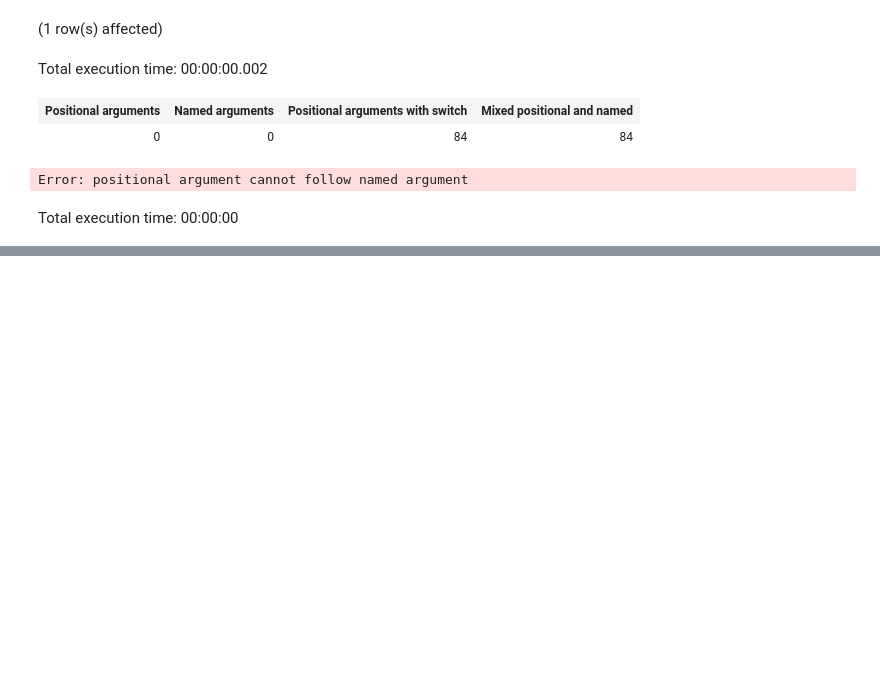
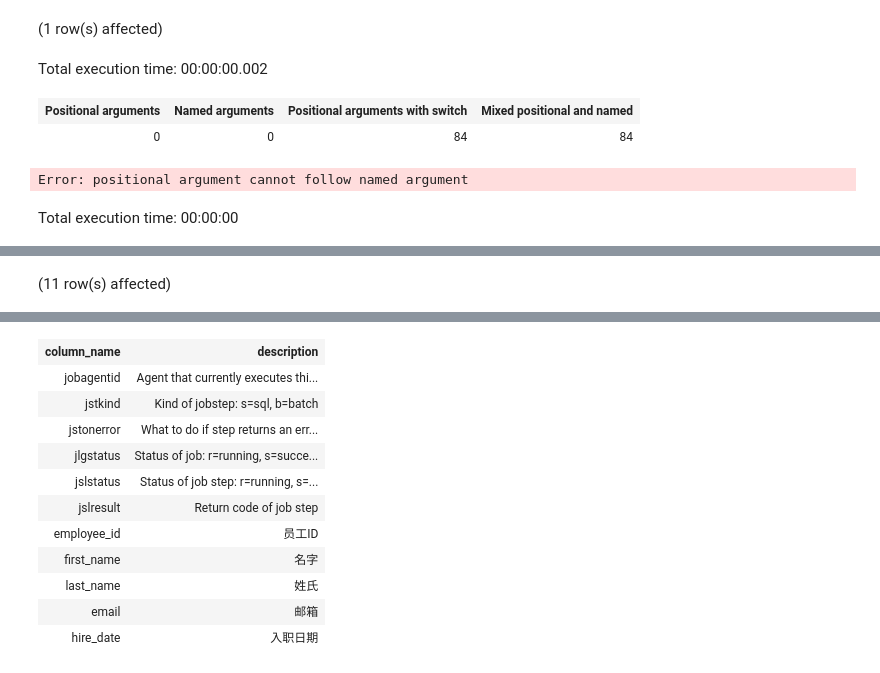
Before and after one commit to yaowenqiang/capturing_logic_with_custom_functions_in_postgresql, a Jupyter notebook: Notebook-1.ipynb, the cells around one changed output, grey strips where cells are left out. Drawn from its saved outputs; the diff is of its cells as text; code cells hidden in the pictures; blank space fills up the shorter version.

Commit message:
add query column name demo

```diff
--- a/Notebook-1.ipynb
+++ b/Notebook-1.ipynb
@@ -384,2 +384,13 @@ Total execution time: 00:00:00.001
 | Positional arguments | Named arguments | Positional arguments with switch | Mixed positional and named |
 | 84 | 84 | 84 | 84 |
+# %%
+SELECT
+    c.column_name,
+    pgd.description
+FROM
+    pg_catalog.pg_statio_all_tables as st
+    INNER JOIN pg_catalog.pg_description pgd ON (pgd.objoid = st.relid)
+    INNER JOIN information_schema.columns c ON (pgd.objsubid = c.ordinal_position
+        AND c.table_schema = st.schemaname AND c.table_name = st.relname)
+# %% [output]
+(11 row(s) affected)
@@ -385,0 +398,12 @@ Total execution time: 00:00:00.001
+| column_name | description |
+| jobagentid | Agent that currently executes thi... |
+| jstkind | Kind of jobstep: s=sql, b=batch |
+| jstonerror | What to do if step returns an err... |
+| jlgstatus | Status of job: r=running, s=succe... |
+| jslstatus | Status of job step: r=running, s=... |
+| jslresult | Return code of job step |
+| employee_id | 员工ID |
+| first_name | 名字 |
+| last_name | 姓氏 |
+| email | 邮箱 |
+| hire_date | 入职日期 |
```
Also changed, not shown: parts of 3 cells of this notebook.
